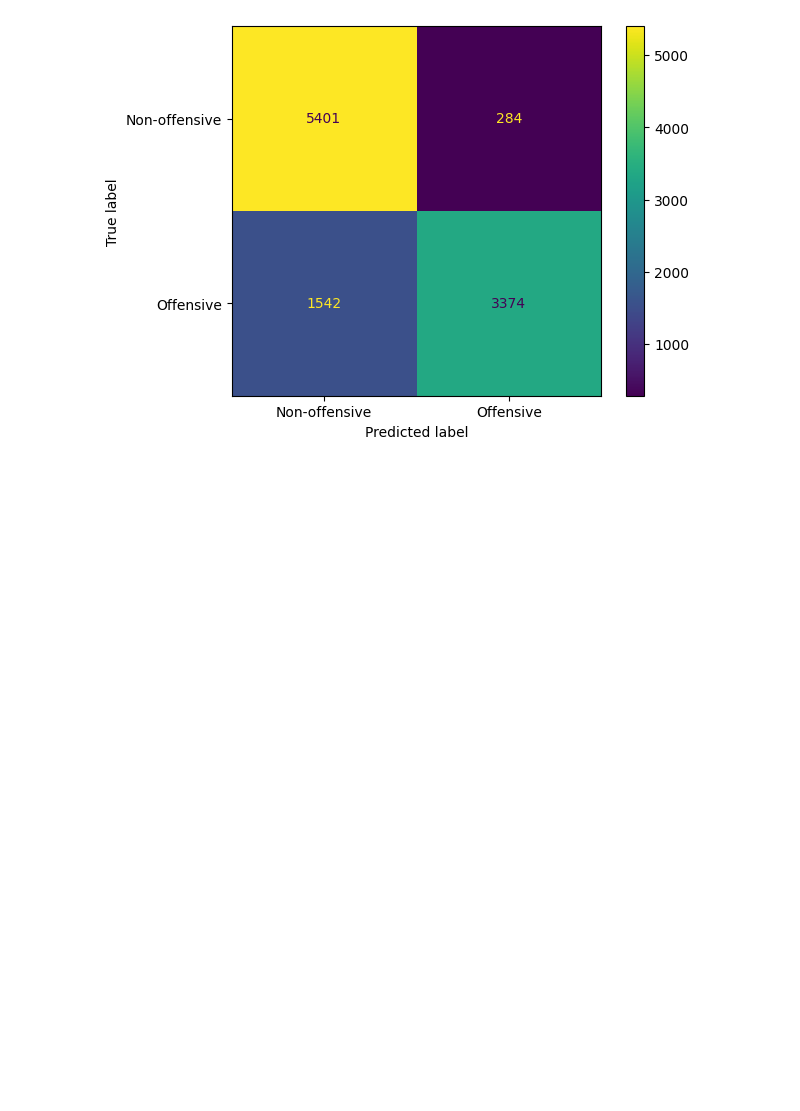
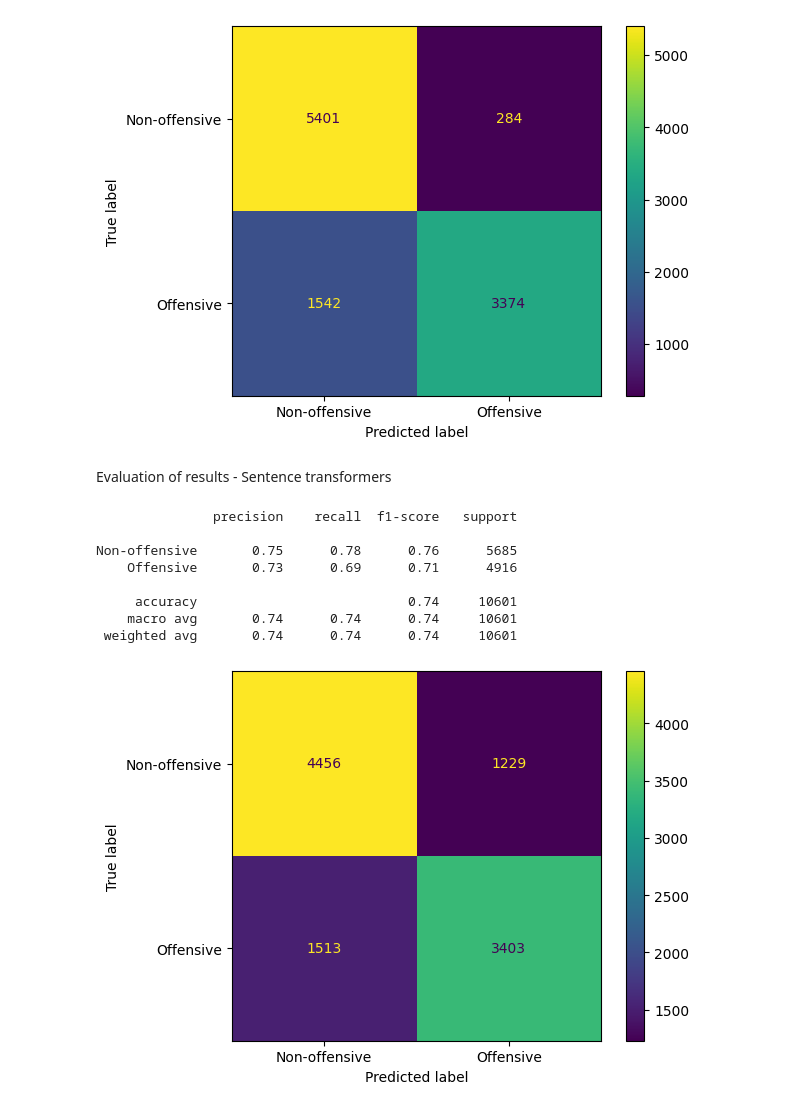
Before and after one commit to emirryilmazz/Team10_ClassificationOfInappropriateOrOffensiveText, a Jupyter notebook: project.ipynb, the cells around one changed output. Drawn from its saved outputs; the diff is of its cells as text; code cells hidden in the pictures; blank space fills up the shorter version.

Commit message:
Evaluation of results - Sentence transformers and Cross-evaluation of different machine learning and feature extraction methods.

```diff
--- a/project.ipynb
+++ b/project.ipynb
@@ -611,3 +611,24 @@ Non-offensive       0.78      0.95      0.86      5685
     macro avg       0.85      0.82      0.82     10601
  weighted avg       0.84      0.83      0.82     10601
 [figure]
+# %% [markdown]
+Evaluation of results - Sentence transformers
+# %%
+# Decision tree
+
+print(classification_report(y_test_st, predictions_st_dt, labels=[False, True], target_names=['Non-offensive', 'Offensive']))
+
+
+cm = confusion_matrix(y_test_st, predictions_st_dt)
+
+cm_display = ConfusionMatrixDisplay(cm, display_labels=['Non-offensive', 'Offensive']).plot()
+# %% [output]
+               precision    recall  f1-score   support
+
+Non-offensive       0.75      0.78      0.76      5685
+    Offensive       0.73      0.69      0.71      4916
+
+     accuracy                           0.74     10601
+    macro avg       0.74      0.74      0.74     10601
+ weighted avg       0.74      0.74      0.74     10601
+[figure, added]
```
Also changed, not shown: parts of 5 cells of this notebook.
